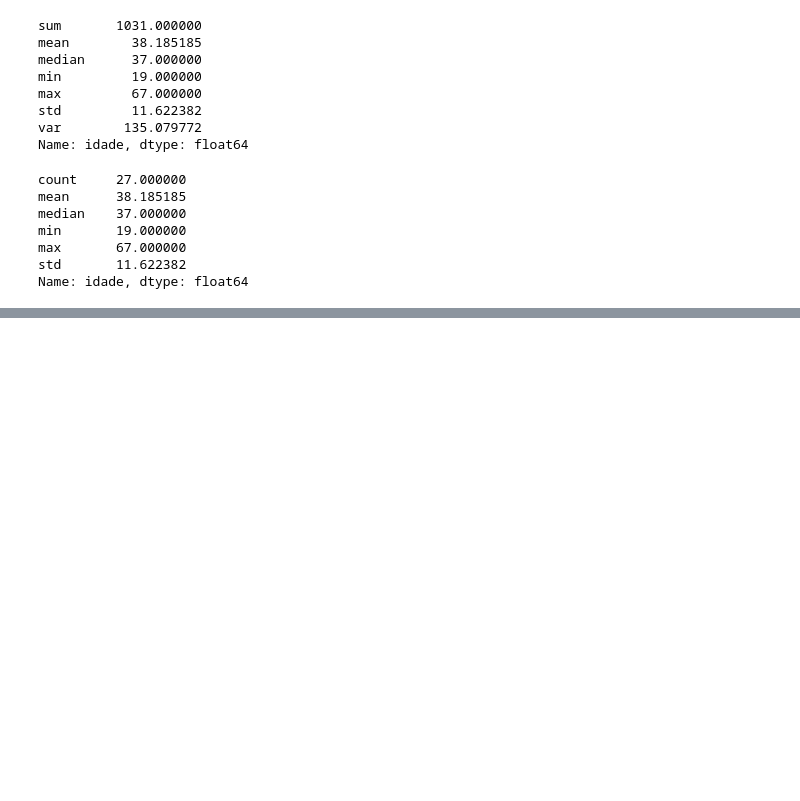
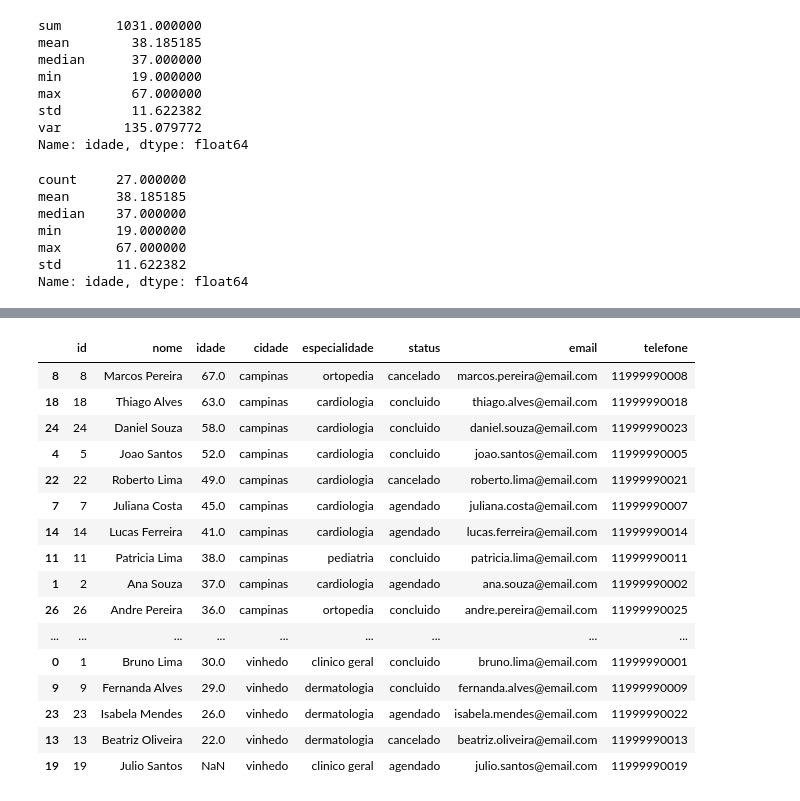
Before and after one commit to brunohll03/Projeto_Analise_Dados_em_Python, a Jupyter notebook: notebooks/analise_atendimentos.ipynb, the cells around one changed output, grey strips where cells are left out. Saved outputs shown, nothing was run; the diff lists cells and outputs as text; code cells hidden in the pictures; blank space fills up the shorter version.

```diff
--- a/notebooks/analise_atendimentos.ipynb
+++ b/notebooks/analise_atendimentos.ipynb
@@ -422,0 +501,20 @@ Name: idade, dtype: float64
+# %%
+df.sort_values(["cidade", "idade"], ascending=[True, False])  # Como ordenar as cidades em ordem crescente e as idades em ordem decrescente?
+# %% [output]
+|  | id | nome | idade | cidade | especialidade | status | email | telefone |
+| 8 | 8 | Marcos Pereira | 67.0 | campinas | ortopedia | cancelado | marcos.pereira@email.com | 11999990008 |
+| 18 | 18 | Thiago Alves | 63.0 | campinas | cardiologia | concluido | thiago.alves@email.com | 11999990018 |
+| 24 | 24 | Daniel Souza | 58.0 | campinas | cardiologia | concluido | daniel.souza@email.com | 11999990023 |
+| 4 | 5 | Joao Santos | 52.0 | campinas | cardiologia | concluido | joao.santos@email.com | 11999990005 |
+| 22 | 22 | Roberto Lima | 49.0 | campinas | cardiologia | cancelado | roberto.lima@email.com | 11999990021 |
+| 7 | 7 | Juliana Costa | 45.0 | campinas | cardiologia | agendado | juliana.costa@email.com | 11999990007 |
+| 14 | 14 | Lucas Ferreira | 41.0 | campinas | cardiologia | agendado | lucas.ferreira@email.com | 11999990014 |
+| 11 | 11 | Patricia Lima | 38.0 | campinas | pediatria | concluido | patricia.lima@email.com | 11999990011 |
+| 1 | 2 | Ana Souza | 37.0 | campinas | cardiologia | agendado | ana.souza@email.com | 11999990002 |
+| 26 | 26 | Andre Pereira | 36.0 | campinas | ortopedia | concluido | andre.pereira@email.com | 11999990025 |
+| ... | ... | ... | ... | ... | ... | ... | ... | ... |
+| 0 | 1 | Bruno Lima | 30.0 | vinhedo | clinico geral | concluido | bruno.lima@email.com | 11999990001 |
+| 9 | 9 | Fernanda Alves | 29.0 | vinhedo | dermatologia | concluido | fernanda.alves@email.com | 11999990009 |
+| 23 | 23 | Isabela Mendes | 26.0 | vinhedo | dermatologia | agendado | isabela.mendes@email.com | 11999990022 |
+| 13 | 13 | Beatriz Oliveira | 22.0 | vinhedo | dermatologia | cancelado | beatriz.oliveira@email.com | 11999990013 |
+| 19 | 19 | Julio Santos | NaN | vinhedo | clinico geral | agendado | julio.santos@email.com | 11999990019 |
```
Also changed, not shown: parts of 20 cells of this notebook, 1 other file.
